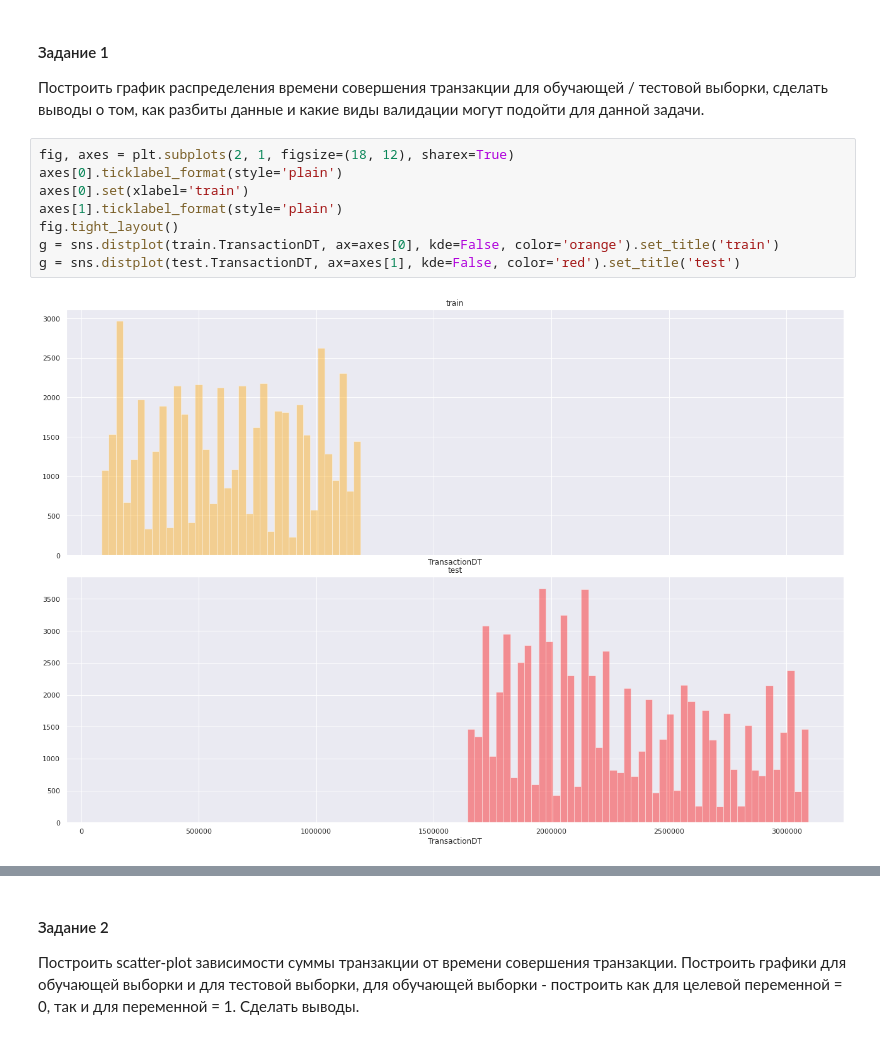
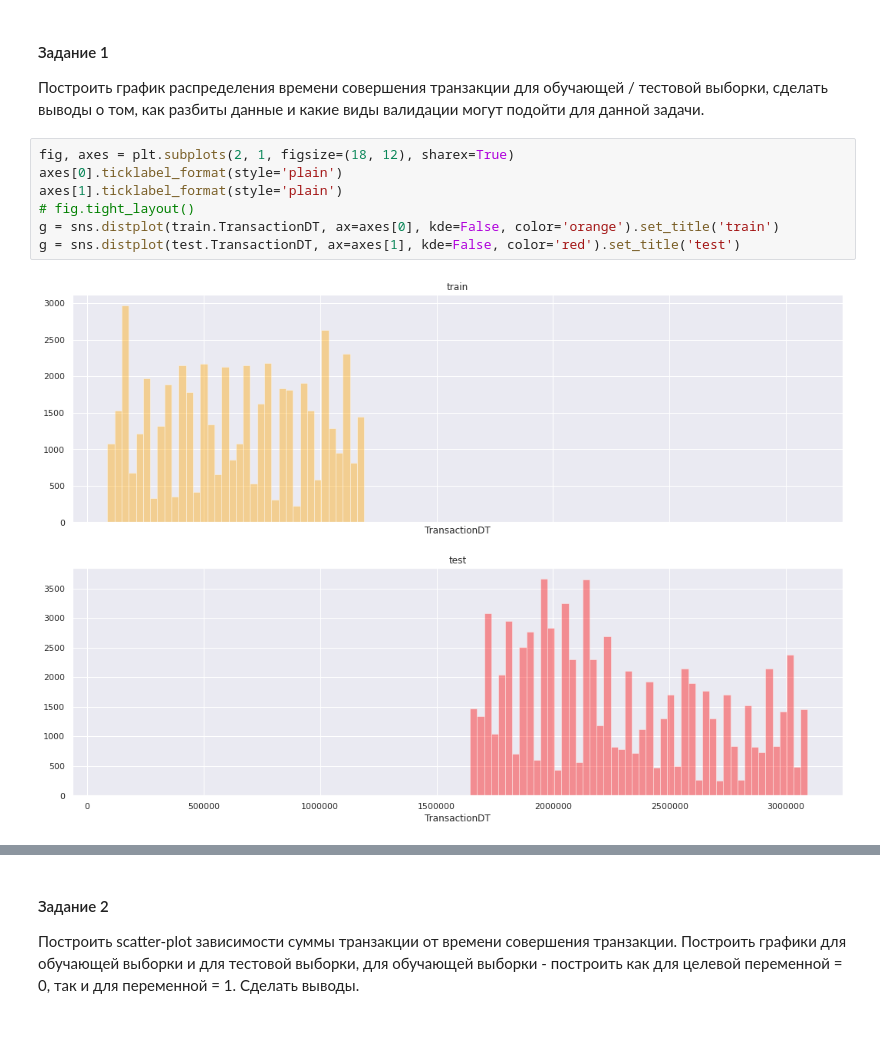
Before and after one commit to slowwavesleep/GB_KaggleCourse, a Jupyter notebook: HW2/HW2.ipynb, the cells around one changed output, grey strips where cells are left out. Drawn from its saved outputs; the diff is of its cells as text.

```diff
--- a/HW2/HW2.ipynb
+++ b/HW2/HW2.ipynb
@@ -24,10 +23,9 @@ test = pd.read_csv('/mnt/f/data/kg/HW2/assignment_test.csv')
 # %%
 fig, axes = plt.subplots(2, 1, figsize=(18, 12), sharex=True)
 axes[0].ticklabel_format(style='plain')
-axes[0].set(xlabel='train')
 axes[1].ticklabel_format(style='plain')
-fig.tight_layout()
+# fig.tight_layout()
 g = sns.distplot(train.TransactionDT, ax=axes[0], kde=False, color='orange').set_title('train')
 g = sns.distplot(test.TransactionDT, ax=axes[1], kde=False, color='red').set_title('test')
 # %% [output]
-[figure, old version]
+[figure, new version]
```
Also changed, not shown: parts of 68 cells of this notebook.
